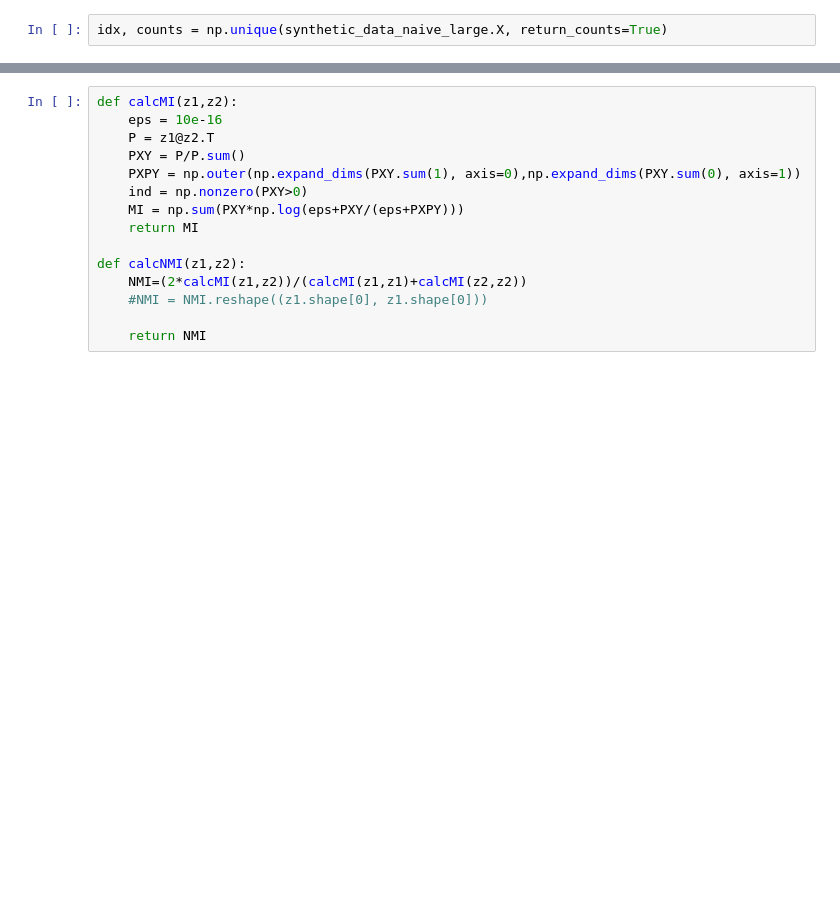
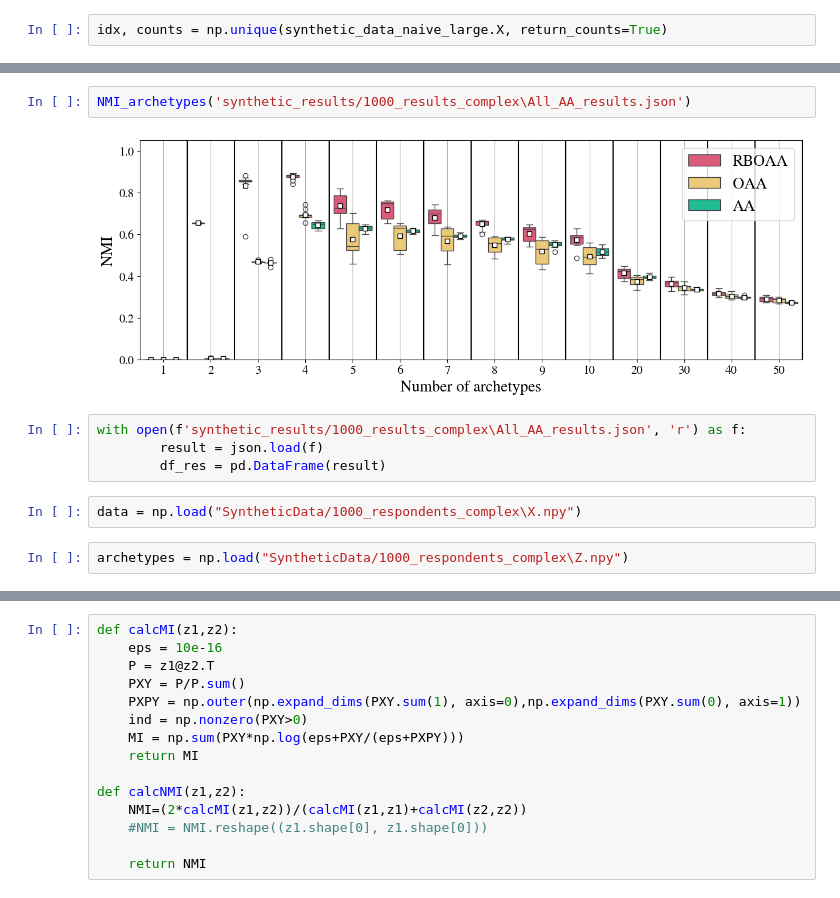
Before and after one commit to Maplewarrior/OrdinalArchetypalAnalysis, a Jupyter notebook: playground_Emilie.ipynb, the cells around one changed output, grey strips where cells are left out. Cells and saved outputs as stored; diff of their text form; blank space fills up the shorter version.

```diff
--- a/playground_Emilie.ipynb
+++ b/playground_Emilie.ipynb
@@ -82,0 +44,12 @@ array([4069, 3947, 4261, 3640, 4083], dtype=int64)
+# %%
+NMI_archetypes('synthetic_results/1000_results_complex\All_AA_results.json')
+# %% [output]
+[figure, added]
+# %%
+with open(f'synthetic_results/1000_results_complex\All_AA_results.json', 'r') as f:
+        result = json.load(f)
+        df_res = pd.DataFrame(result)
+# %%
+data = np.load("SyntheticData/1000_respondents_complex\X.npy")
+# %%
+archetypes = np.load("SyntheticData/1000_respondents_complex\Z.npy")
```
Also changed, not shown: parts of 21 cells of this notebook, 6 other files.
